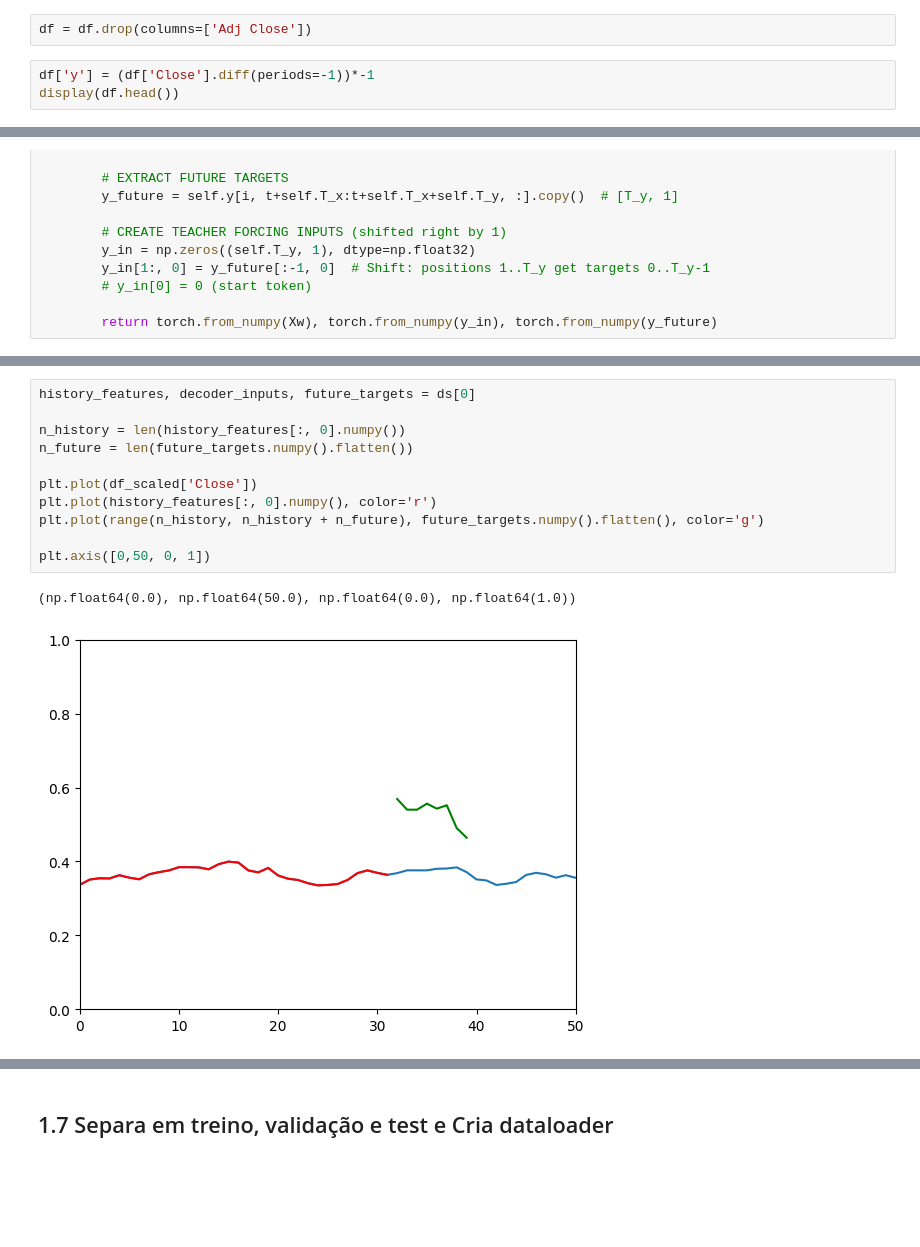
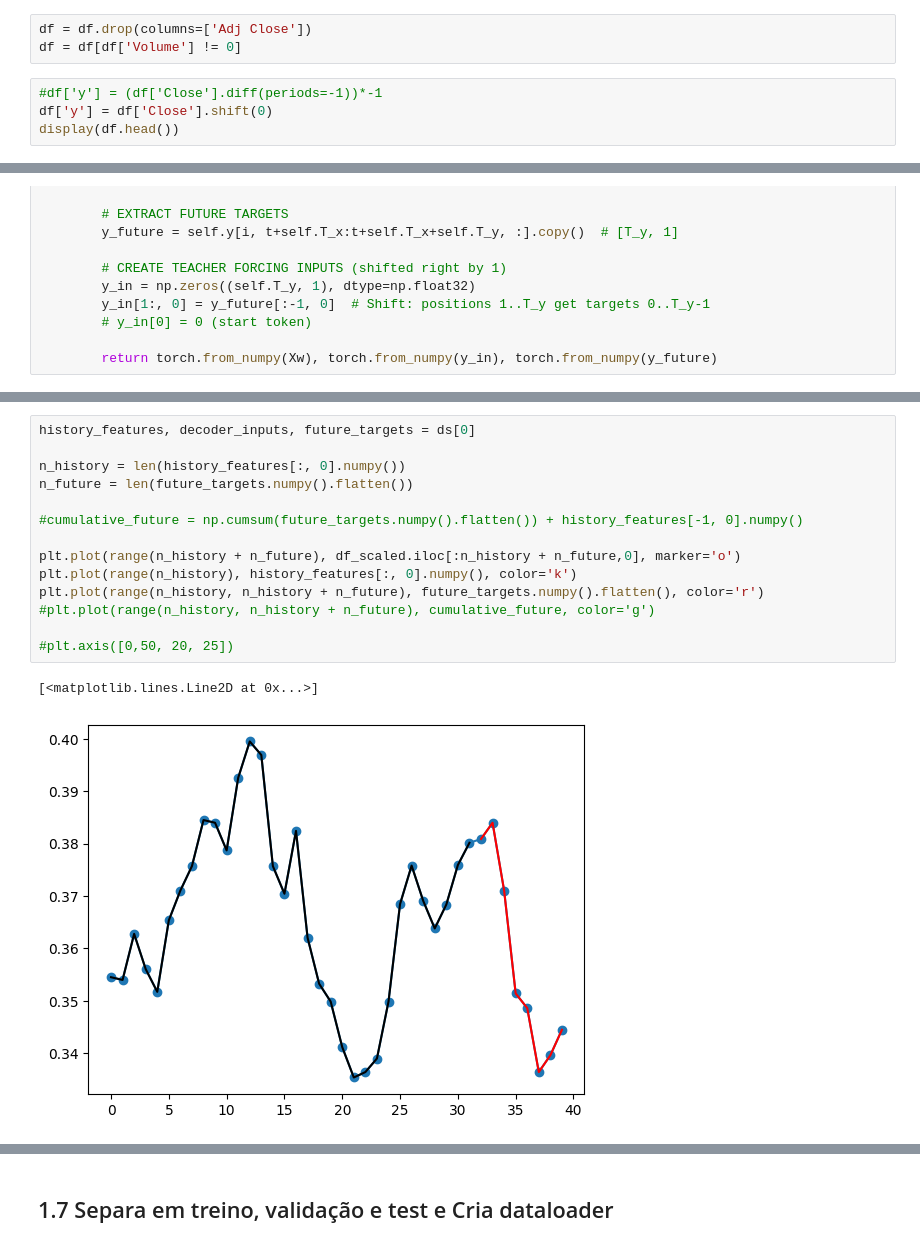
Before and after one commit to c-mmonteiro/t1-algo-feature, a Jupyter notebook: ConformalPrediction_LSTM.ipynb, the cells around one changed output, grey strips where cells are left out. Saved outputs shown, nothing was run; the diff lists cells and outputs as text; blank space fills up the shorter version.

Commit message:
Alteração para prever valor, não diff

```diff
--- a/ConformalPrediction_LSTM.ipynb
+++ b/ConformalPrediction_LSTM.ipynb
@@ -81,8 +81,10 @@ df.columns
 Index(['Adj Close', 'Close', 'High', 'Low', 'Open', 'Volume'], dtype='object')
 # %%
 df = df.drop(columns=['Adj Close'])
+df = df[df['Volume'] != 0]
 # %%
-df['y'] = (df['Close'].diff(periods=-1))*-1
+#df['y'] = (df['Close'].diff(periods=-1))*-1
+df['y'] = df['Close'].shift(0)
 display(df.head())
 # %% [output]
 |  | Close | High | Low | Open | Volume | y |
@@ -270,14 +228,17 @@ plt.plot(np.arange(T_X + i, T_X + T_Y + i), cumulative_prediction_prices, label=
 # %%
 history_features, decoder_inputs, future_targets = ds[0]
 
 n_history = len(history_features[:, 0].numpy())
 n_future = len(future_targets.numpy().flatten())
 
-plt.plot(df_scaled['Close'])
-plt.plot(history_features[:, 0].numpy(), color='r')
-plt.plot(range(n_history, n_history + n_future), future_targets.numpy().flatten(), color='g')
+#cumulative_future = np.cumsum(future_targets.numpy().flatten()) + history_features[-1, 0].numpy()
 
-plt.axis([0,50, 0, 1])
+plt.plot(range(n_history + n_future), df_scaled.iloc[:n_history + n_future,0], marker='o')
+plt.plot(range(n_history), history_features[:, 0].numpy(), color='k')
+plt.plot(range(n_history, n_history + n_future), future_targets.numpy().flatten(), color='r')
+#plt.plot(range(n_history, n_history + n_future), cumulative_future, color='g')
+
+#plt.axis([0,50, 20, 25])
 # %% [output]
-(np.float64(0.0), np.float64(50.0), np.float64(0.0), np.float64(1.0))
+[<matplotlib.lines.Line2D at 0x...>]
-[figure, old version]
+[figure, new version]
```
Also changed, not shown: parts of 13 cells of this notebook.
